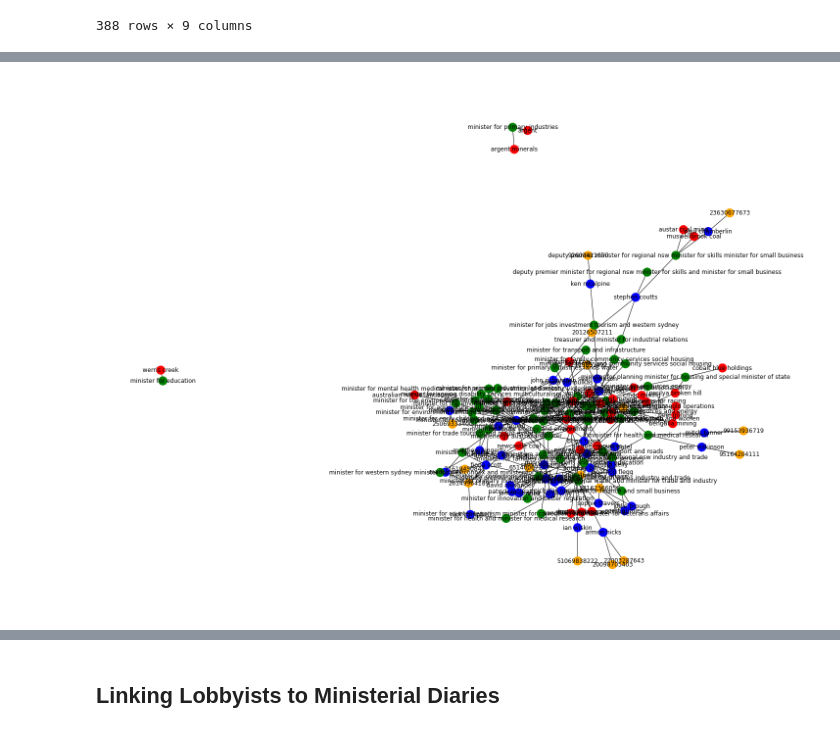
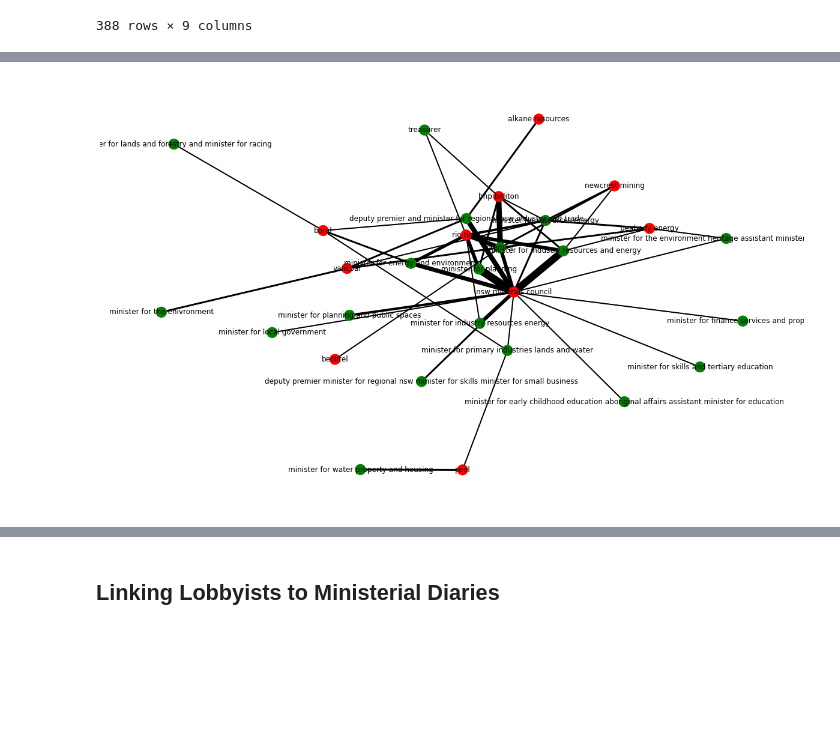
Before and after one commit to sjeruto/ARDC-Project, a Jupyter notebook: notebooks/mg_workbook.ipynb, the cells around one changed output, grey strips where cells are left out. Saved outputs shown, nothing was run; the diff lists cells and outputs as text; code cells hidden in the pictures; blank space fills up the shorter version.

Commit message:
updated some cleaning rules, filtered the network graph down a bit a focused on mining company direct contact with ministers

```diff
--- a/notebooks/mg_workbook.ipynb
+++ b/notebooks/mg_workbook.ipynb
@@ -112,15 +112,18 @@ class Searcher:
             ]
 
             mining_companies_df = pd.DataFrame({ 'company_name': mining_companies })
-            clean_business_name(mining_companies_df, 'company_name')
+
             mining_companies = mining_companies_df['company_name'].unique().tolist()
 
             # and from the mining leases data
             [mining_companies.append(name) for name in self.mining_data_df['company_clean'].unique()
                 if name not in mining_companies and 'deceased' not in name]
 
-            self.mining_company_names = mining_companies
+            temp_df = pd.DataFrame({ 'company_name': mining_companies})
+            clean_business_name(temp_df, 'company_name')
+            self.mining_company_names = temp_df['company_name_clean'].tolist()
 
+        # clean_business_name(mining_companies_df, 'company_name')
         return self.mining_company_names
 
     def _is_client_mining_company(self, client_name):
@@ -241,35 +244,51 @@ mining_associations_df
 # %%
 # lobbyist_abn_clean
 # -> lobbyist_name
 # --> portfolio_clean
-
+m_df = mining_associations_df[['company_name', 'portfolio_clean', 'ministerial_diary_id']].groupby(['company_name', 'portfolio_clean']).count().reset_index()
+m_df.columns = ['company_name', 'portfolio_clean', 'weight']
+m_df = m_df[m_df['weight'] > 1]
 ma_df = mining_company_associations.merge(associated, on='lobbyist_abn_clean', how='left')
 lobbyists = ma_df[ma_df['lobbyist_name'].isna() == False]
 
 
 import networkx as nx
 import matplotlib.pyplot as plt
-plt.rcParams["figure.figsize"] = (20,15)
+plt.rcParams["figure.figsize"] = (21,13)
 G = nx.Graph()
-color_map = ['orange' for l in lobbyists['lobbyist_abn_clean'].unique()]
-G.add_nodes_from(lobbyists['lobbyist_abn_clean'])
-color_map += ['blue' for l in lobbyists['lobbyist_name'].unique()]
-G.add_nodes_from(lobbyists['lobbyist_name'])
-color_map += ['green' for l in lobbyists['portfolio_clean'].unique()]
-color_map += ['green' for l in mining_associations_df['portfolio_clean'].unique() if l not in lobbyists['portfolio_clean'].unique()]
-G.add_nodes_from(lobbyists['portfolio_clean'])
-G.add_nodes_from(mining_associations_df['portfolio_clean'])
+color_map = []
+# color_map = ['orange' for l in lobbyists['lobbyist_abn_clean'].unique()]
+# G.add_nodes_from(lobbyists['lobbyist_abn_clean'])
+# color_map += ['blue' for l in lobbyists['lobbyist_name'].unique()]
+# G.add_nodes_from(lobbyists['lobbyist_name'])
+# color_map += ['green' for l in lobbyists['portfolio_clean'].unique()]
+color_map += ['green' for l in m_df['portfolio_clean'].unique()]# if l not in lobbyists['portfolio_clean'].unique()]
+# G.add_nodes_from(lobbyists['portfolio_clean'])
+G.add_nodes_from(m_df['portfolio_clean'])
 
 # company_name
 # portfolio_clean
-color_map += ['red' for l in mining_associations_df['company_name'].unique()]
-G.add_nodes_from(mining_associations_df['company_name'])
+color_map += ['red' for l in m_df['company_name'].unique()]
+G.add_nodes_from(m_df['company_name'])
 
-G.add_edges_from(lobbyists[['lobbyist_abn_clean', 'lobbyist_name']].itertuples(index=False, name=None))
-G.add_edges_from(lobbyists[['portfolio_clean', 'lobbyist_name']].itertuples(index=False, name=None))
-G.add_edges_from(mining_associations_df[['company_name', 'portfolio_clean']].itertuples(index=False, name=None))
+# G.add_edges_from(lobbyists[['lobbyist_abn_clean', 'lobbyist_name']].itertuples(index=False, name=None))
+# G.add_edges_from(lobbyists[['portfolio_clean', 'lobbyist_name']].itertuples(index=False, name=None))
+G.add_weighted_edges_from(m_df[['company_name', 'portfolio_clean', 'weight']].itertuples(index=False, name=None))
+pos = nx.spring_layout(G, k=0.9, iterations=50)
 
-nx.draw(G, cmap = plt.get_cmap('jet'), with_labels=True, node_color=color_map)
+
+all_weights = []
+for (node1,node2,data) in G.edges(data=True):
+    all_weights.append(data['weight'])
+
+unique_weights = list(set(all_weights))
+for weight in unique_weights:
+    #4 d. Form a filtered list with just the weight you want to draw
+    weighted_edges = [(node1,node2) for (node1,node2,edge_attr) in G.edges(data=True) if edge_attr['weight']==weight]
+    width = weight
+    nx.draw_networkx_edges(G,pos,edgelist=weighted_edges,width=width)
+
+nx.draw(G, cmap = plt.get_cmap('jet'), with_labels=True, node_color=color_map, pos=pos)
 plt.show()
 # %% [output]
-[figure, old version]
+[figure, new version]
```
Also changed, not shown: parts of 3 cells of this notebook, 1 other file.
